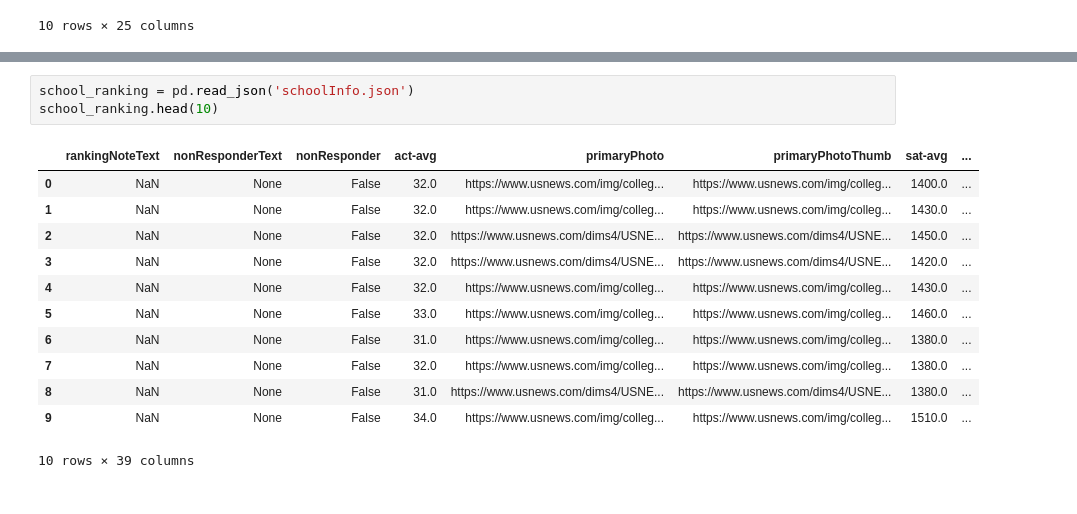
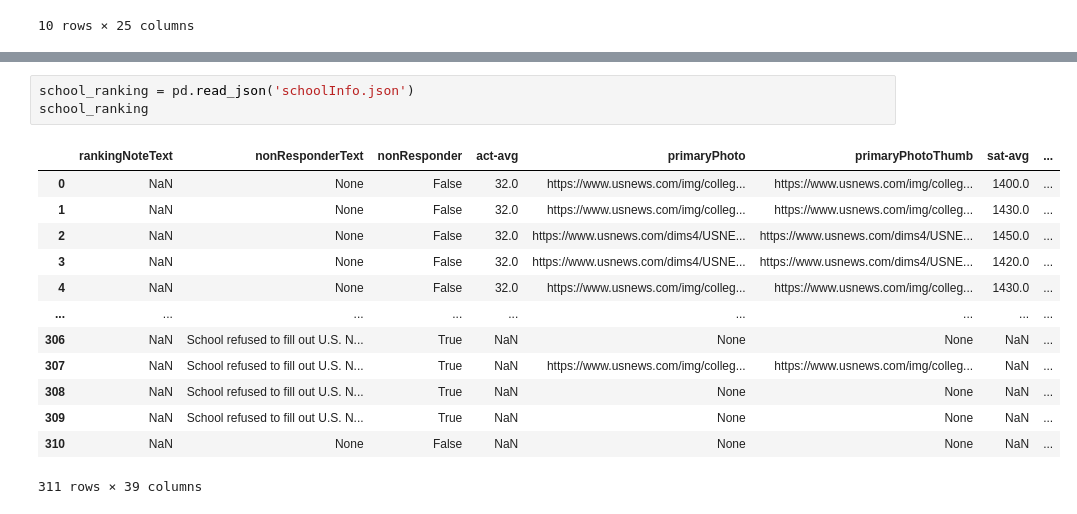
Before and after one commit to Helzheng123/datasci_1_loading, a Jupyter notebook: hha507_wk1_assignment.ipynb, the cells around one changed output, grey strips where cells are left out. Drawn from its saved outputs; the diff is of its cells as text.

```diff
--- a/hha507_wk1_assignment.ipynb
+++ b/hha507_wk1_assignment.ipynb
@@ -257,16 +280,17 @@ covid_tracking.head(10)
 # %%
 school_ranking = pd.read_json('schoolInfo.json')
-school_ranking.head(10)
+school_ranking
 # %% [output]
 |  | rankingNoteText | nonResponderText | nonResponder | act-avg | primaryPhoto | primaryPhotoThumb | sat-avg | ... |
 | 0 | NaN | None | False | 32.0 | https://www.usnews.com/img/colleg... | https://www.usnews.com/img/colleg... | 1400.0 | ... |
 | 1 | NaN | None | False | 32.0 | https://www.usnews.com/img/colleg... | https://www.usnews.com/img/colleg... | 1430.0 | ... |
 | 2 | NaN | None | False | 32.0 | https://www.usnews.com/dims4/USNE... | https://www.usnews.com/dims4/USNE... | 1450.0 | ... |
 | 3 | NaN | None | False | 32.0 | https://www.usnews.com/dims4/USNE... | https://www.usnews.com/dims4/USNE... | 1420.0 | ... |
 | 4 | NaN | None | False | 32.0 | https://www.usnews.com/img/colleg... | https://www.usnews.com/img/colleg... | 1430.0 | ... |
-| 5 | NaN | None | False | 33.0 | https://www.usnews.com/img/colleg... | https://www.usnews.com/img/colleg... | 1460.0 | ... |
-| 6 | NaN | None | False | 31.0 | https://www.usnews.com/img/colleg... | https://www.usnews.com/img/colleg... | 1380.0 | ... |
-| 7 | NaN | None | False | 32.0 | https://www.usnews.com/img/colleg... | https://www.usnews.com/img/colleg... | 1380.0 | ... |
-| 8 | NaN | None | False | 31.0 | https://www.usnews.com/dims4/USNE... | https://www.usnews.com/dims4/USNE... | 1380.0 | ... |
-| 9 | NaN | None | False | 34.0 | https://www.usnews.com/img/colleg... | https://www.usnews.com/img/colleg... | 1510.0 | ... |
+| ... | ... | ... | ... | ... | ... | ... | ... | ... |
+| 306 | NaN | School refused to fill out U.S. N... | True | NaN | None | None | NaN | ... |
+| 307 | NaN | School refused to fill out U.S. N... | True | NaN | https://www.usnews.com/img/colleg... | https://www.usnews.com/img/colleg... | NaN | ... |
+| 308 | NaN | School refused to fill out U.S. N... | True | NaN | None | None | NaN | ... |
+| 309 | NaN | School refused to fill out U.S. N... | True | NaN | None | None | NaN | ... |
+| 310 | NaN | None | False | NaN | None | None | NaN | ... |
-10 rows × 39 columns
+311 rows × 39 columns
```
Also changed, not shown: parts of 2 cells of this notebook.
